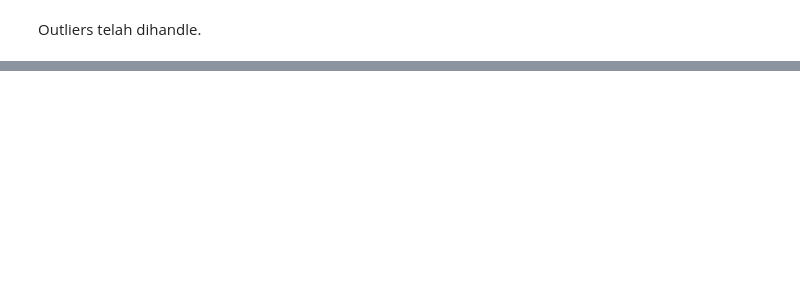
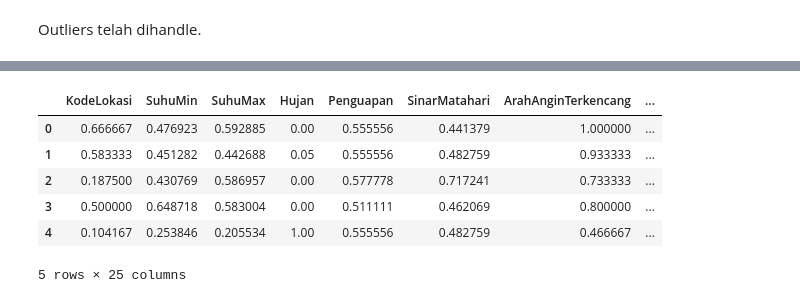
Before and after one commit to RezaAYahya/Classification, a Jupyter notebook: Classification_Salju.ipynb, the cells around one changed output, grey strips where cells are left out. Saved outputs shown, nothing was run; the diff lists cells and outputs as text; code cells hidden in the pictures; blank space fills up the shorter version.

```diff
--- a/Classification_Salju.ipynb
+++ b/Classification_Salju.ipynb
@@ -780,0 +811,7 @@ Outliers telah dihandle.
+# %%
+# Merubah semua data categorical menjadi numerical di data test salju
+df_test['KodeLokasi'] = labelencoder.fit_transform(df_test['KodeLokasi'])
+df_test['ArahAnginTerkencang'] = labelencoder.fit_transform(df_test['ArahAnginTerkencang'])
+df_test['ArahAngin9am'] = labelencoder.fit_transform(df_test['ArahAngin9am'])
+df_test['ArahAngin3pm'] = labelencoder.fit_transform(df_test['ArahAngin3pm'])
+df_test['BersaljuHariIni'] = labelencoder.fit_transform(df_test['BersaljuHariIni'])
@@ -780,0 +850,12 @@ Outliers telah dihandle.
+# %%
+# Normalisasi data test dengan menggunakan min-max normalization
+df_test = (df_test - df_test.min()) / (df_test.max() - df_test.min())
+df_test.head(5)
+# %% [output]
+|  | KodeLokasi | SuhuMin | SuhuMax | Hujan | Penguapan | SinarMatahari | ArahAnginTerkencang | ... |
+| 0 | 0.666667 | 0.476923 | 0.592885 | 0.00 | 0.555556 | 0.441379 | 1.000000 | ... |
+| 1 | 0.583333 | 0.451282 | 0.442688 | 0.05 | 0.555556 | 0.482759 | 0.933333 | ... |
+| 2 | 0.187500 | 0.430769 | 0.586957 | 0.00 | 0.577778 | 0.717241 | 0.733333 | ... |
+| 3 | 0.500000 | 0.648718 | 0.583004 | 0.00 | 0.511111 | 0.462069 | 0.800000 | ... |
+| 4 | 0.104167 | 0.253846 | 0.205534 | 1.00 | 0.555556 | 0.482759 | 0.466667 | ... |
+5 rows × 25 columns
```
Also changed, not shown: parts of 7 cells of this notebook.
